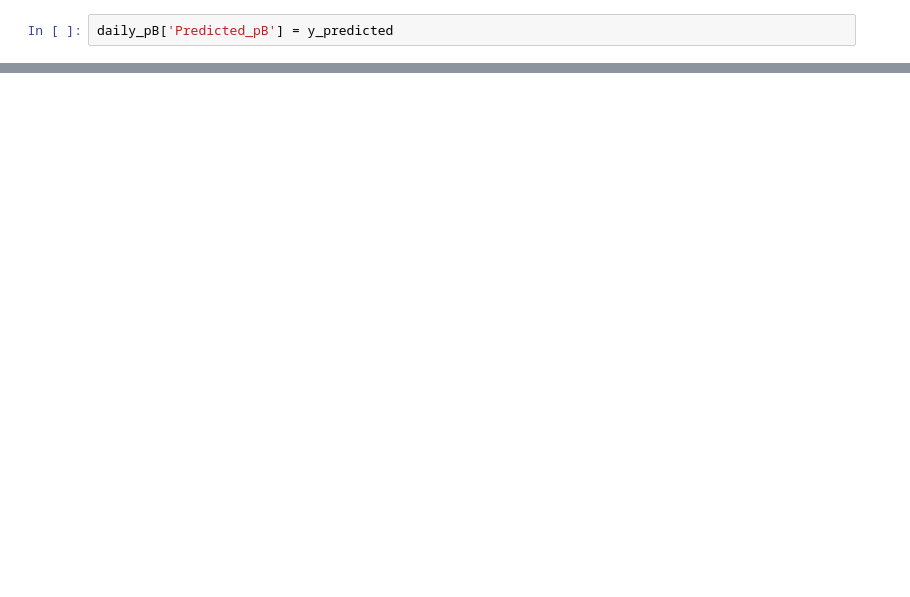
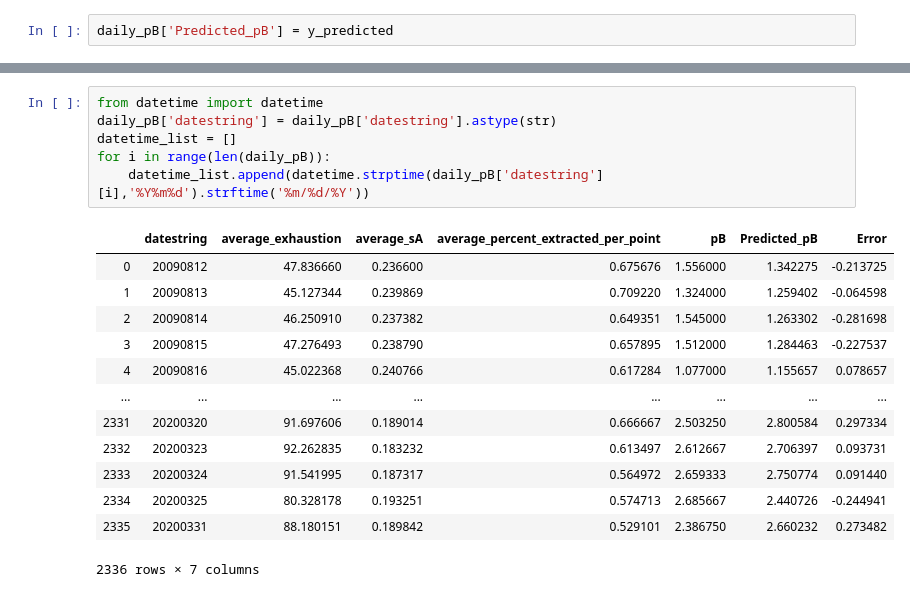
Before and after one commit to ngoodweiler/Data-Analytics-Final_Project, a Jupyter notebook: hypertuning.ipynb, the cells around one changed output, grey strips where cells are left out. Drawn from its saved outputs; the diff is of its cells as text; blank space fills up the shorter version.

```diff
--- a/hypertuning.ipynb
+++ b/hypertuning.ipynb
@@ -219,0 +208,20 @@ daily_pB['Error'] = daily_pB['Predicted_pB'] - daily_pB['pB']
+# %%
+from datetime import datetime
+daily_pB['datestring'] = daily_pB['datestring'].astype(str)
+datetime_list = []
+for i in range(len(daily_pB)):
+    datetime_list.append(datetime.strptime(daily_pB['datestring'][i],'%Y%m%d').strftime('%m/%d/%Y'))
+# %% [output]
+|  | datestring | average_exhaustion | average_sA | average_percent_extracted_per_point | pB | Predicted_pB | Error |
+| 0 | 20090812 | 47.836660 | 0.236600 | 0.675676 | 1.556000 | 1.342275 | -0.213725 |
+| 1 | 20090813 | 45.127344 | 0.239869 | 0.709220 | 1.324000 | 1.259402 | -0.064598 |
+| 2 | 20090814 | 46.250910 | 0.237382 | 0.649351 | 1.545000 | 1.263302 | -0.281698 |
+| 3 | 20090815 | 47.276493 | 0.238790 | 0.657895 | 1.512000 | 1.284463 | -0.227537 |
+| 4 | 20090816 | 45.022368 | 0.240766 | 0.617284 | 1.077000 | 1.155657 | 0.078657 |
+| ... | ... | ... | ... | ... | ... | ... | ... |
+| 2331 | 20200320 | 91.697606 | 0.189014 | 0.666667 | 2.503250 | 2.800584 | 0.297334 |
+| 2332 | 20200323 | 92.262835 | 0.183232 | 0.613497 | 2.612667 | 2.706397 | 0.093731 |
+| 2333 | 20200324 | 91.541995 | 0.187317 | 0.564972 | 2.659333 | 2.750774 | 0.091440 |
+| 2334 | 20200325 | 80.328178 | 0.193251 | 0.574713 | 2.685667 | 2.440726 | -0.244941 |
+| 2335 | 20200331 | 88.180151 | 0.189842 | 0.529101 | 2.386750 | 2.660232 | 0.273482 |
+2336 rows × 7 columns
```
Also changed, not shown: parts of 5 cells of this notebook.
